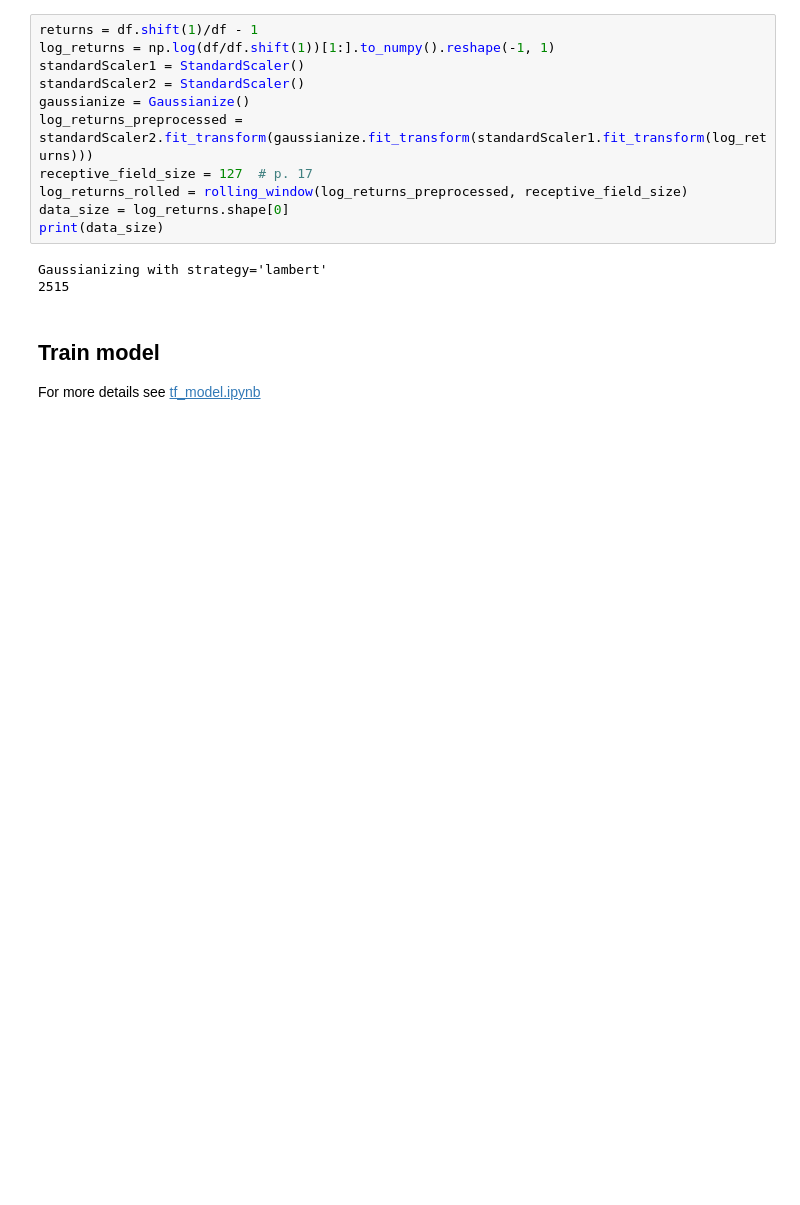
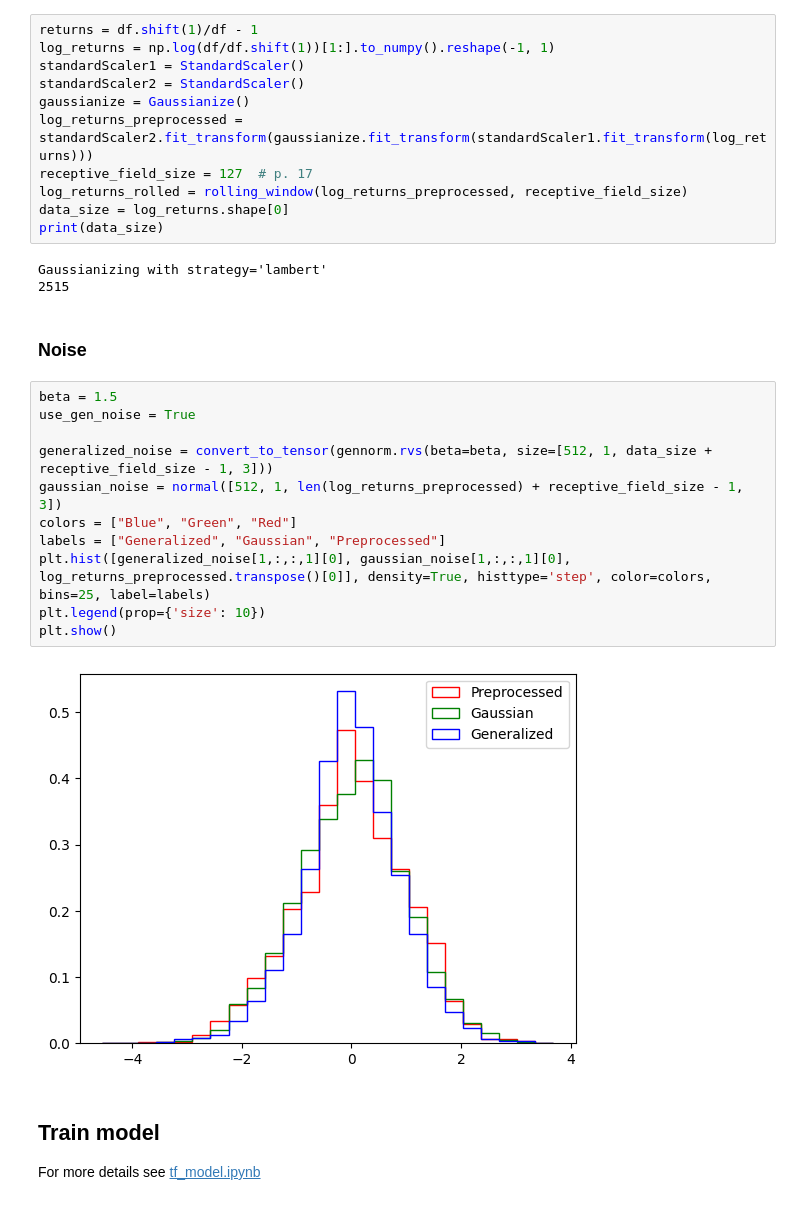
Before and after one commit to JamesSullivan/temporalCN, a Jupyter notebook: tf_train.ipynb, the cells around one changed output. Cells and saved outputs as stored; diff of their text form; blank space fills up the shorter version.

```diff
--- a/tf_train.ipynb
+++ b/tf_train.ipynb
@@ -92,6 +93,21 @@ print(data_size)
 # %% [output]
 Gaussianizing with strategy='lambert'
 2515
+# %% [markdown]
+### Noise
+# %%
+beta = 1.5
+use_gen_noise = True
+
+generalized_noise = convert_to_tensor(gennorm.rvs(beta=beta, size=[512, 1, data_size + receptive_field_size - 1, 3]))
+gaussian_noise = normal([512, 1, len(log_returns_preprocessed) + receptive_field_size - 1, 3])
+colors = ["Blue", "Green", "Red"]
+labels = ["Generalized", "Gaussian", "Preprocessed"]
+plt.hist([generalized_noise[1,:,:,1][0], gaussian_noise[1,:,:,1][0], log_returns_preprocessed.transpose()[0]], density=True, histtype='step', color=colors, bins=25, label=labels)
+plt.legend(prop={'size': 10})
+plt.show()
+# %% [output]
+[figure, added]
 # %% [markdown]
 ## Train model
  For more details see [tf_model.ipynb](./tf_model.ipynb)
```
Also changed, not shown: parts of 10 cells of this notebook.
